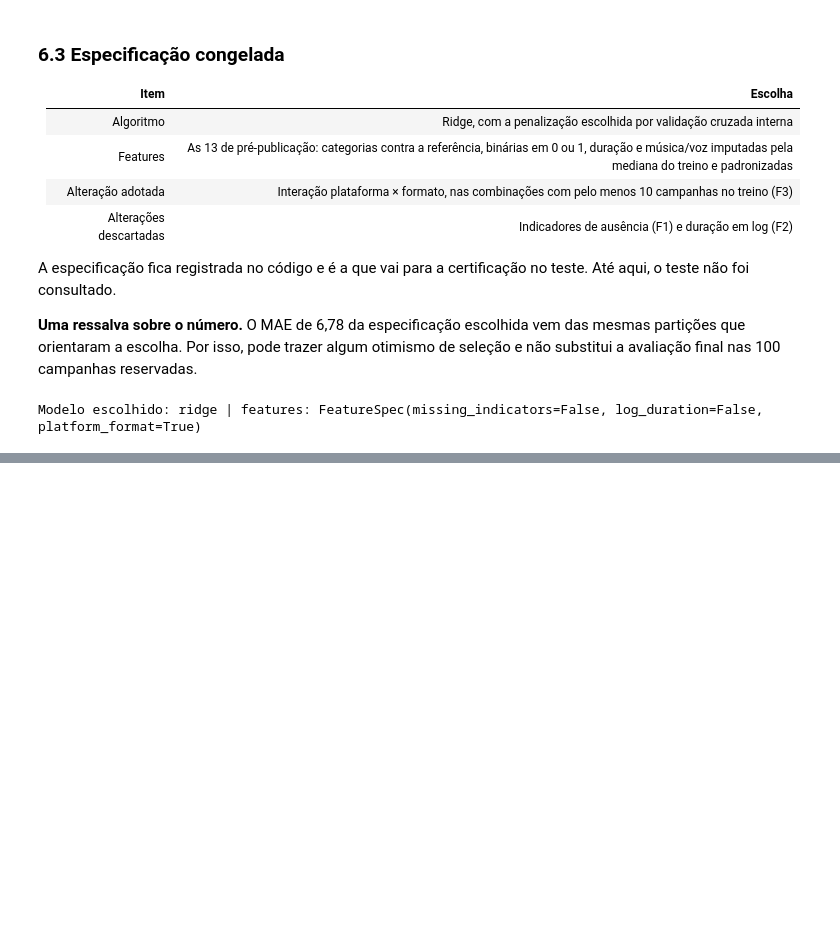
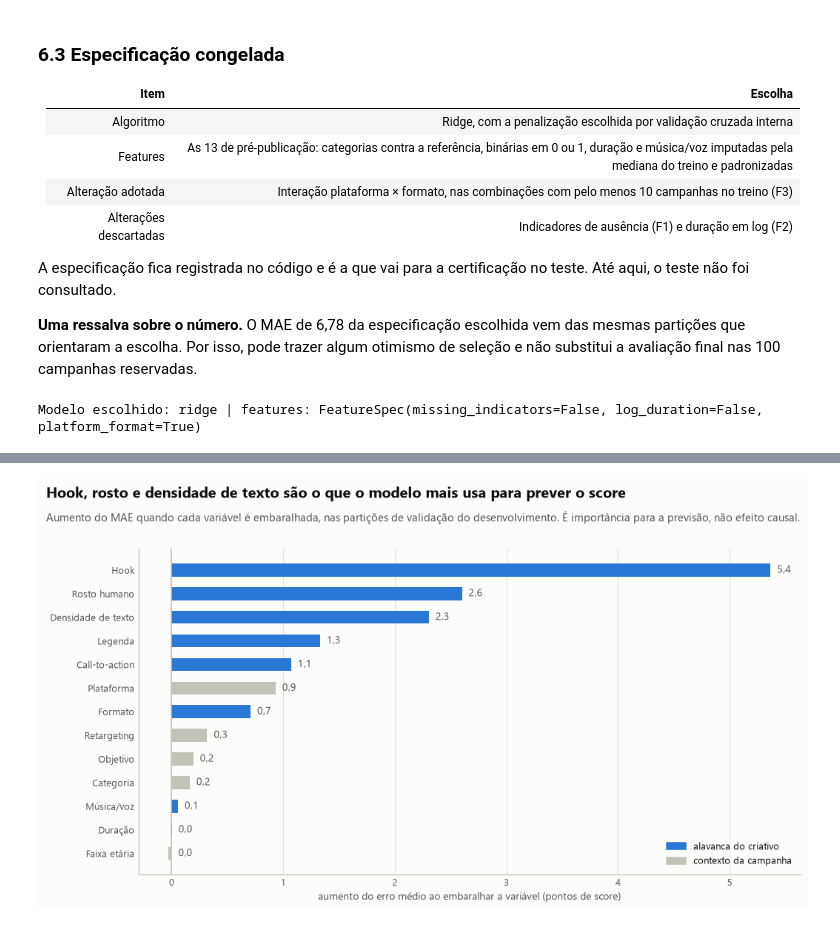
Before and after one commit to murilozgodoy/case_klike.ia, a Jupyter notebook: notebooks/03_modeling.ipynb, the cells around one changed output, grey strips where cells are left out. Saved outputs shown, nothing was run; the diff lists cells and outputs as text; code cells hidden in the pictures; blank space fills up the shorter version.

```diff
--- a/notebooks/03_modeling.ipynb
+++ b/notebooks/03_modeling.ipynb
@@ -574,0 +1257,27 @@ Modelo escolhido: ridge | features: FeatureSpec(missing_indicators=False, log_du
+# %%
+bars = importance.drop(index=JOINT).sort_values("aumento")
+fig, ax = plt.subplots(figsize=(9.5, 5.4))
+ax.barh(bars.index, bars["aumento"], height=0.55,
+        color=[viz.ACCENT if g in LEVERS else viz.CONTEXT for g in bars.index])
+for y, value in enumerate(bars["aumento"]):
+    ax.text(max(value, 0) + 0.06, y, fmt_number(round(value, 1) + 0.0, 1), va="center",
+            fontsize=9, color=viz.INK_SECONDARY)
+ax.axvline(0, color=viz.BASELINE, linewidth=1)
+ax.xaxis.set_major_formatter(viz.decimal_formatter(0))
+ax.set_xlabel("aumento do erro médio ao embaralhar a variável (pontos de score)")
+ax.grid(axis="y", visible=False)
+ax.legend(
+    handles=[Patch(color=viz.ACCENT, label="alavanca do criativo"),
+             Patch(color=viz.CONTEXT, label="contexto da campanha")],
+    loc="lower right",
+)
+viz.add_header(
+    fig,
+    "Hook, rosto e densidade de texto são o que o modelo mais usa para prever o score",
+    "Aumento do MAE quando cada variável é embaralhada, nas partições de validação do "
+    "desenvolvimento. É importância para a previsão, não efeito causal.",
+)
+viz.save(fig, "03_importancia")
+plt.show()
+# %% [output]
+[figure, added]
```
Also changed, not shown: parts of 30 cells of this notebook, 3 other files.
